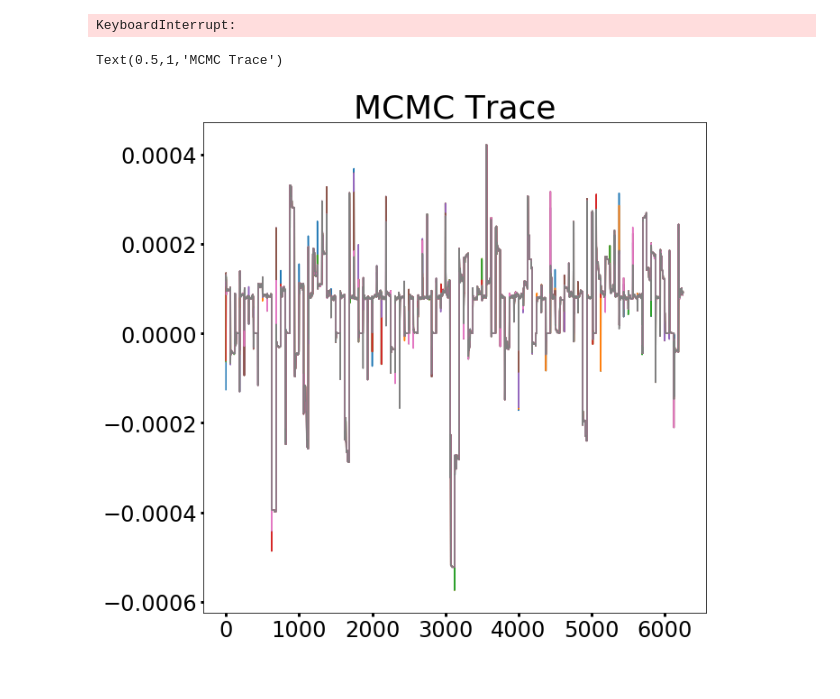
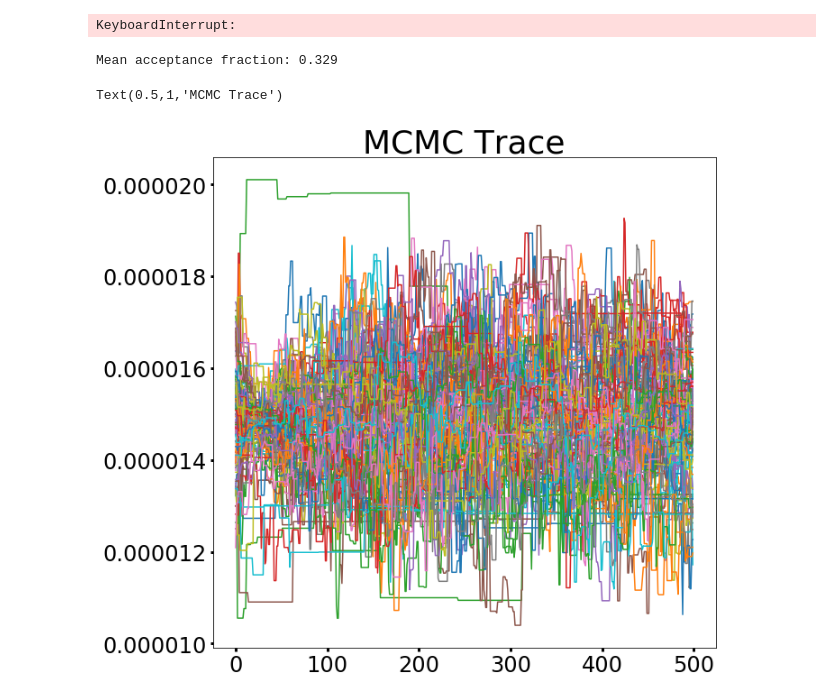
Before and after one commit to BoiseStatePlanetary/Searching-for-Variability-in-Eclipses-in-the-Kepler-Dataset, a Jupyter notebook: Analyzing_Kepler-76b_Using_Emcee.ipynb, the cells around one changed output. Cells and saved outputs as stored; diff of their text form; code cells hidden in the pictures.

```diff
--- a/Analyzing_Kepler-76b_Using_Emcee.ipynb
+++ b/Analyzing_Kepler-76b_Using_Emcee.ipynb
@@ -111,7 +111,7 @@ err = unbinned_noise*np.ones_like(folded_time)
 
 initial_guess = [K76.saved_params['p'], K76.saved_params['b'], K76.saved_params['T0'],
                  K76.saved_params['Aellip'], K76.saved_params['Abeam'], K76.saved_params['F0'],
-                 K76.saved_params['Aplanet'], K76.saved_params['phase_shift']]
+                 K76.saved_params['F0'] + K76.saved_params['Aplanet'], K76.saved_params['phase_shift']]
 popt, pcov = curve_fit(fit_all_signals, time, data, sigma=unbinned_noise*np.ones_like(time), p0=initial_guess, bounds=bounds)
 uncertainty = np.sqrt(pcov.diagonal())
 
@@ -152,13 +152,19 @@ KeyboardInterrupt:
 # %%
 dill.load_session('Analyzing_Kepler-76b_Using_Emcee.pkl')
 
 plt.figure(figsize=(10,10))
+# cur_p, cur_b, cur_T0, cur_Aellip, cur_Abeam,
+#         cur_F0, cur_eclipse_depth, cur_phase_shift
 
-plt.plot(sampler.chain[:,:,5].reshape((-1, ndim)) + sampler.chain[:,:,6].reshape((-1, ndim)))
+for i in range(nwalkers):
+    plt.plot(sampler.chain[i,:,5])
+print("Mean acceptance fraction: {0:.3f}"
+                .format(np.mean(sampler.acceptance_fraction)))
 plt.tick_params(labelsize=24)
 plt.title("MCMC Trace",fontsize=36)
 #plt.plot(sampler.chain[:,:,3].reshape((-1, ndim)))
 #plt.axhline(K76.phase_shift)
 # %% [output]
-Text(0.5,1,'MCMC Trace')
+Mean acceptance fraction: 0.329
+Text(0.5,1,'MCMC Trace')
-[figure, old version]
+[figure, new version]
```
Also changed, not shown: parts of 4 cells of this notebook, 2 other files.
